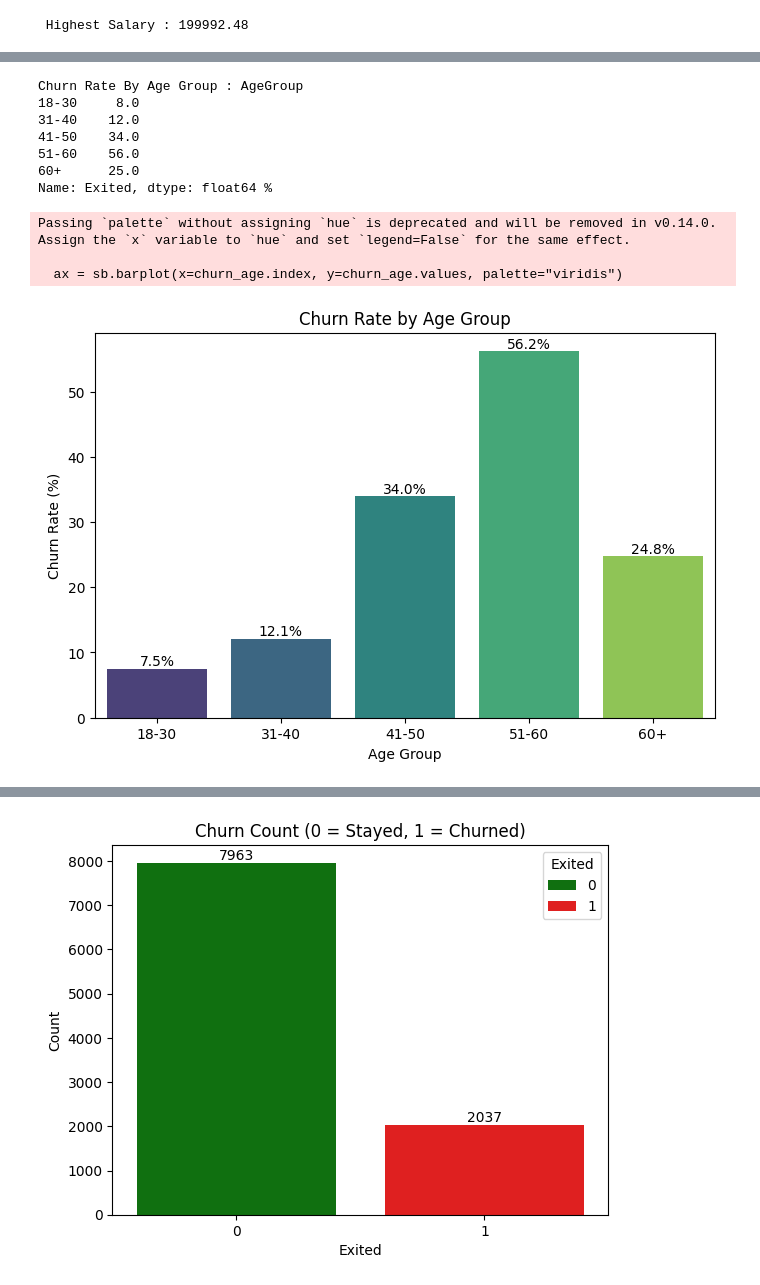
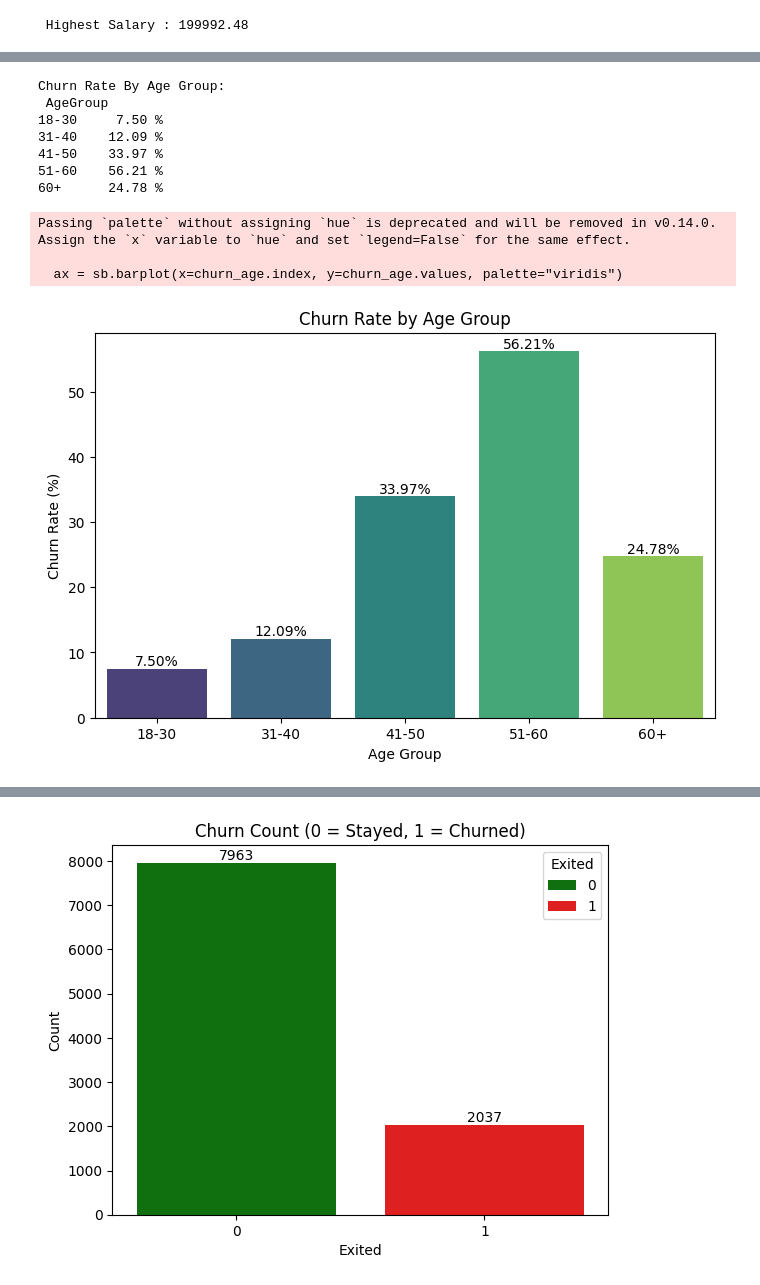
Before and after one commit to yashmonde24/Bank-Customer-Churn-Analysis, a Jupyter notebook: notebook/analysis.ipynb, the cells around one changed output, grey strips where cells are left out. Saved outputs shown, nothing was run; the diff lists cells and outputs as text; code cells hidden in the pictures.

```diff
--- a/notebook/analysis.ipynb
+++ b/notebook/analysis.ipynb
@@ -220,36 +243,38 @@ mp.show()
 # %%
 # Churn rate by age group
 bins = [18, 30, 40, 50, 60, 100]
 labels = ['18-30', '31-40', '41-50', '51-60', '60+']
 df['AgeGroup'] = pd.cut(df['Age'], bins=bins, labels=labels, right=True)
 
 
 churn_age = df.groupby('AgeGroup')['Exited'].mean() * 100
-print(f'Churn Rate By Age Group : {round(churn_age,0)} %')
+print('Churn Rate By Age Group:\n', churn_age.map(lambda x: f'{x:.2f} %').to_string())
+
+# Metrics Visualization
+mp.figure(figsize=(8, 5))
+ax = sb.barplot(x=churn_age.index, y=churn_age.values, palette="viridis")
+
+mp.title("Churn Rate by Age Group")
+mp.xlabel("Age Group")
+mp.ylabel("Churn Rate (%)")
+for bar in ax.containers:
+    ax.bar_label(bar, fmt='%.2f%%')
+mp.savefig('churn_rate_agegroup.png')
+mp.show()
 
 
 
 # print("\nCustomer count by Age Group:")
 # print(df['AgeGroup'].value_counts().sort_index())
 # %% [output]
-Churn Rate By Age Group : AgeGroup
-18-30     8.0
-31-40    12.0
-41-50    34.0
-51-60    56.0
-60+      25.0
-Name: Exited, dtype: float64 %
+Churn Rate By Age Group:
+ AgeGroup
+18-30     7.50 %
+31-40    12.09 %
+41-50    33.97 %
+51-60    56.21 %
+60+      24.78 %
+Passing `palette` without assigning `hue` is deprecated and will be removed in v0.14.0. Assign the `x` variable to `hue` and set `legend=False` for the same effect.
+
+  ax = sb.barplot(x=churn_age.index, y=churn_age.values, palette="viridis")
+[figure, added]
-# %%
-mp.figure(figsize=(8, 5))
-ax = sb.barplot(x=churn_age.index, y=churn_age.values, palette="viridis")
-mp.title("Churn Rate by Age Group")
-mp.xlabel("Age Group")
-mp.ylabel("Churn Rate (%)")
-for bar in ax.containers:
-    ax.bar_label(bar, fmt='%.1f%%')
-mp.show()
-# %% [output]
-Passing `palette` without assigning `hue` is deprecated and will be removed in v0.14.0. Assign the `x` variable to `hue` and set `legend=False` for the same effect.
-
-  ax = sb.barplot(x=churn_age.index, y=churn_age.values, palette="viridis")
-[figure, removed]
```
Also changed, not shown: parts of 51 cells of this notebook, 5 other files.
